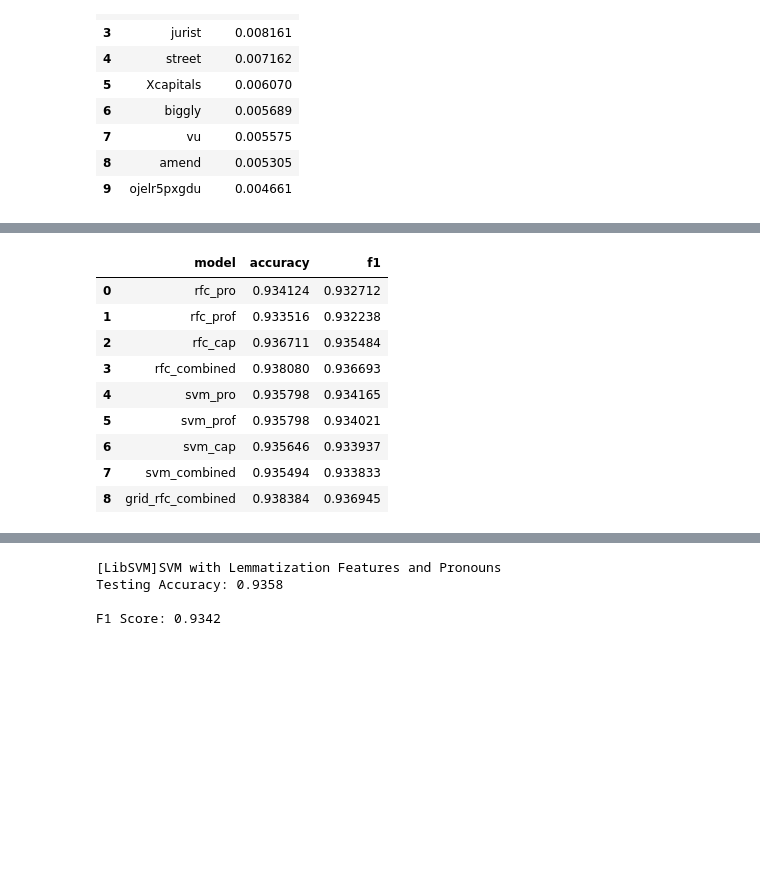
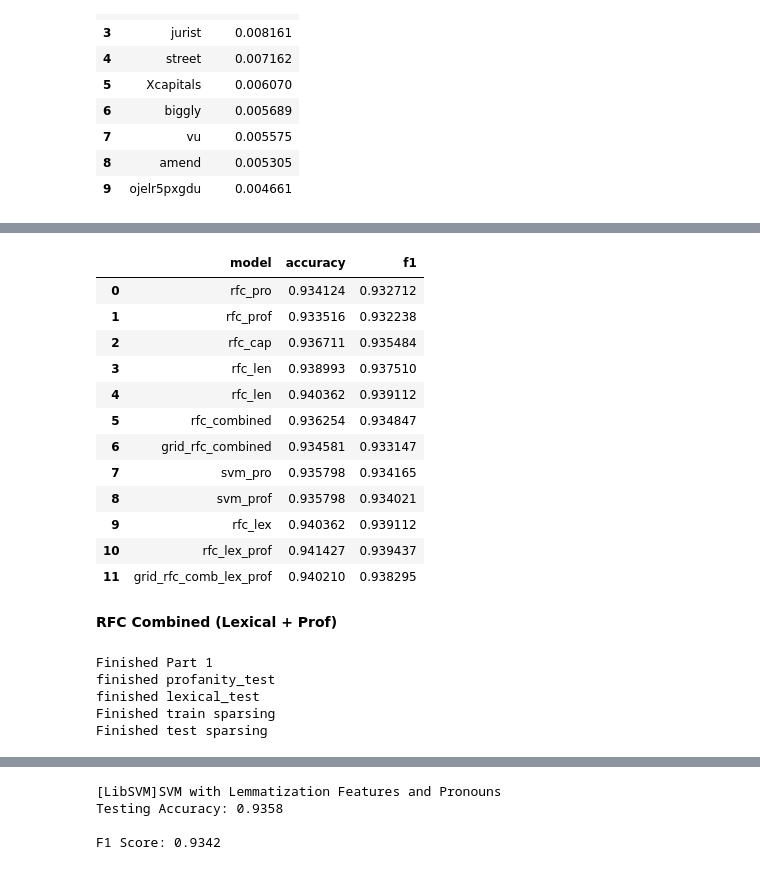
Before and after one commit to bmccabe96/Reddit_NLP, a Jupyter notebook: Analysis/AM_Reddit_Preprocess_Analysis.ipynb, the cells around one changed output, grey strips where cells are left out. Drawn from its saved outputs; the diff is of its cells as text; code cells hidden in the pictures; blank space fills up the shorter version.

Commit message:
implemented lexical diversity

```diff
--- a/Analysis/AM_Reddit_Preprocess_Analysis.ipynb
+++ b/Analysis/AM_Reddit_Preprocess_Analysis.ipynb
@@ -661,0 +755,4 @@ feature_importance.head(10)
+# %%
+new_row = {'model': 'rfc_lex', 'accuracy': accuracy, 'f1': f1}
+results = results.append(new_row, ignore_index=True)
+results
@@ -715,8 +833,12 @@ from sklearn.model_selection import GridSearchCV
+# %%
+n_estimators = list(range(50,250,10))
 # %%
-param_grid = {'n_estimators': [200]
+param_grid = {'n_estimators': n_estimators,
+              'criterion': ['gini','entropy'],
+              'max_features': ['auto','sqrt','log2']
         }
 
 grid = GridSearchCV(RandomForestClassifier(random_state=0), param_grid, refit = True, verbose = 3, n_jobs = -1, scoring='accuracy')
 
-grid.fit(combined_train, y_train_lem)
+grid.fit(lex_prof_train, y_train_lem)
 # %% [output]
@@ -729,5 +859,5 @@ GridSearchCV(estimator=RandomForestClassifier(random_state=0), n_jobs=-1,
 # %%
-grid_test_preds = grid.predict(combined_test)
+grid_test_preds = grid.predict(lex_prof_test)
 # %%
 grid.best_estimator_.get_params()
 # %% [output]
@@ -766,15 +896,29 @@ F1 Score: 0.9369
 # %%
-new_row = {'model': 'grid_rfc_combined', 'accuracy': accuracy, 'f1': f1}
+new_row = {'model': 'grid_rfc_comb_lex_prof', 'accuracy': accuracy, 'f1': f1}
 results = results.append(new_row, ignore_index=True)
 results
 # %% [output]
 |  | model | accuracy | f1 |
 | 0 | rfc_pro | 0.934124 | 0.932712 |
 | 1 | rfc_prof | 0.933516 | 0.932238 |
 | 2 | rfc_cap | 0.936711 | 0.935484 |
-| 3 | rfc_combined | 0.938080 | 0.936693 |
-| 4 | svm_pro | 0.935798 | 0.934165 |
-| 5 | svm_prof | 0.935798 | 0.934021 |
-| 6 | svm_cap | 0.935646 | 0.933937 |
-| 7 | svm_combined | 0.935494 | 0.933833 |
-| 8 | grid_rfc_combined | 0.938384 | 0.936945 |
+| 3 | rfc_len | 0.938993 | 0.937510 |
+| 4 | rfc_len | 0.940362 | 0.939112 |
+| 5 | rfc_combined | 0.936254 | 0.934847 |
+| 6 | grid_rfc_combined | 0.934581 | 0.933147 |
+| 7 | svm_pro | 0.935798 | 0.934165 |
+| 8 | svm_prof | 0.935798 | 0.934021 |
+| 9 | rfc_lex | 0.940362 | 0.939112 |
+| 10 | rfc_lex_prof | 0.941427 | 0.939437 |
+| 11 | grid_rfc_comb_lex_prof | 0.940210 | 0.938295 |
+# %% [markdown]
+**RFC Combined (Lexical + Prof)**
+# %%
+lex_prof_train, lex_prof_test, lex_prof_columns = classifier_input(prof_tr = prof_train, prof_te = prof_test,
+                                                                   lex_tr = lex_train, lex_te = lex_test)
+# %% [output]
+Finished Part 1
+finished profanity_test
+finished lexical_test
+Finished train sparsing
+Finished test sparsing
```
Also changed, not shown: parts of 51 cells of this notebook, 1 other file.
